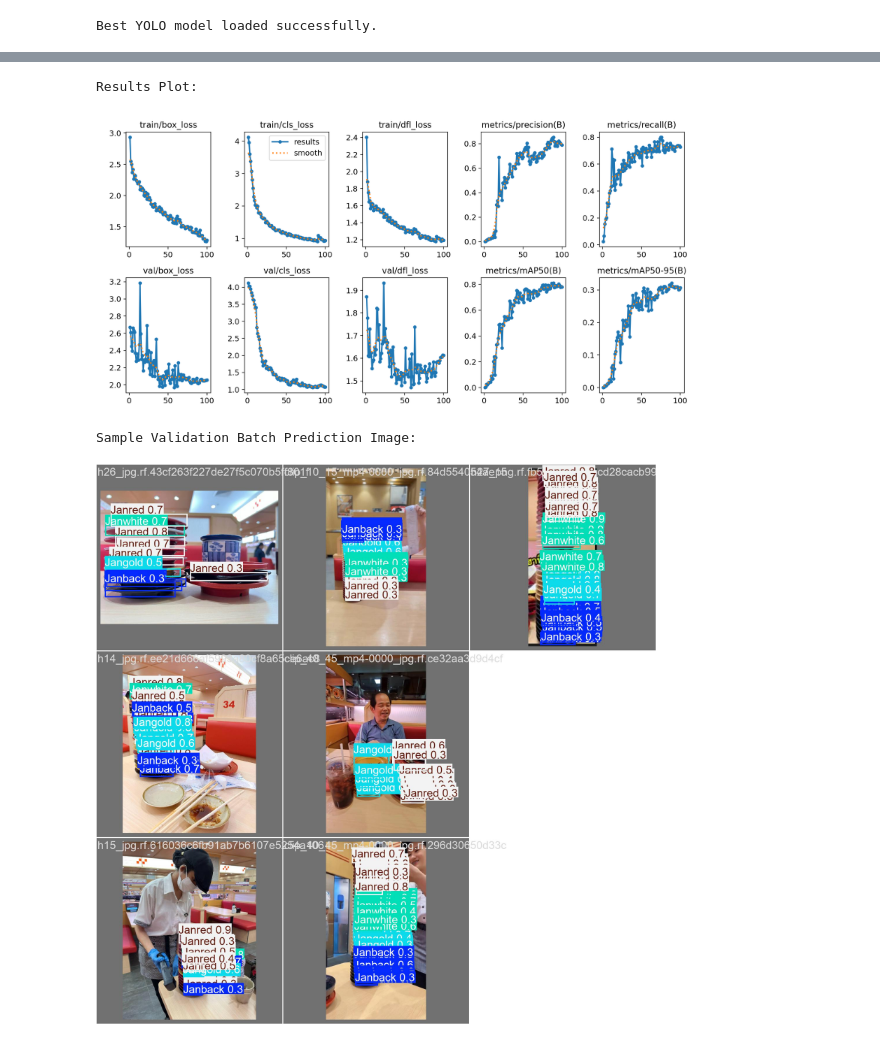
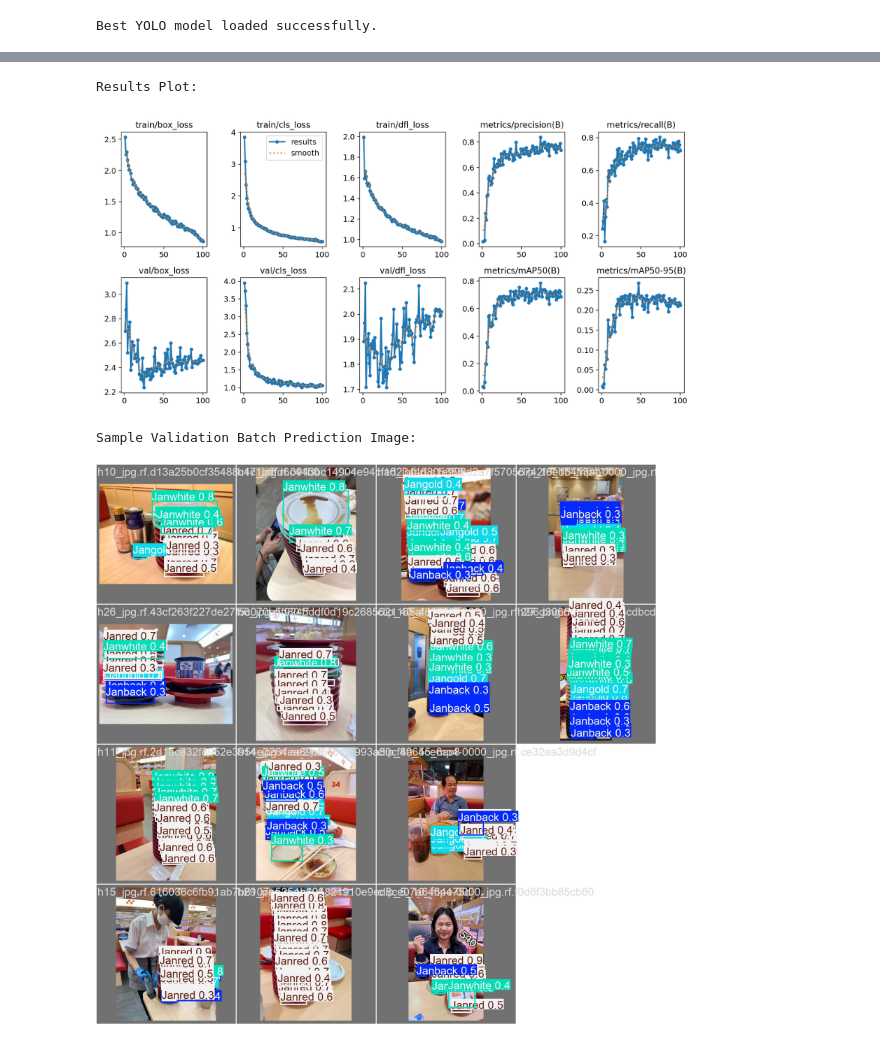
Before and after one commit to thanteeeee/TrainYolo11n_sushi_MLprj, a Jupyter notebook: ml_sushiproject.ipynb, the cells around one changed output, grey strips where cells are left out. Cells and saved outputs as stored; diff of their text form; code cells hidden in the pictures.

```diff
--- a/ml_sushiproject.ipynb
+++ b/ml_sushiproject.ipynb
@@ -115,17 +123,17 @@ from IPython.display import Image as IPyImage
 
 # Display Results Plot
 print("Results Plot:")
-display(IPyImage(filename='runs/detect/train8/results.png', width=600))
+display(IPyImage(filename='runs/detect/train9/results.png', width=600))
 # %% [output]
 Results Plot:
-[figure, old version]
+[figure, new version]
 # %%
 from IPython.display import Image as IPyImage
 
 # Display a sample validation batch prediction image
 print("Sample Validation Batch Prediction Image:")
-display(IPyImage(filename='runs/detect/train8/val_batch0_pred.jpg', width=800
+display(IPyImage(filename='runs/detect/train9/val_batch0_pred.jpg', width=800
 ))
 # %% [output]
 Sample Validation Batch Prediction Image:
-[figure, old version]
+[figure, new version]
```
Also changed, not shown: parts of 3 cells of this notebook, 44 other files.
